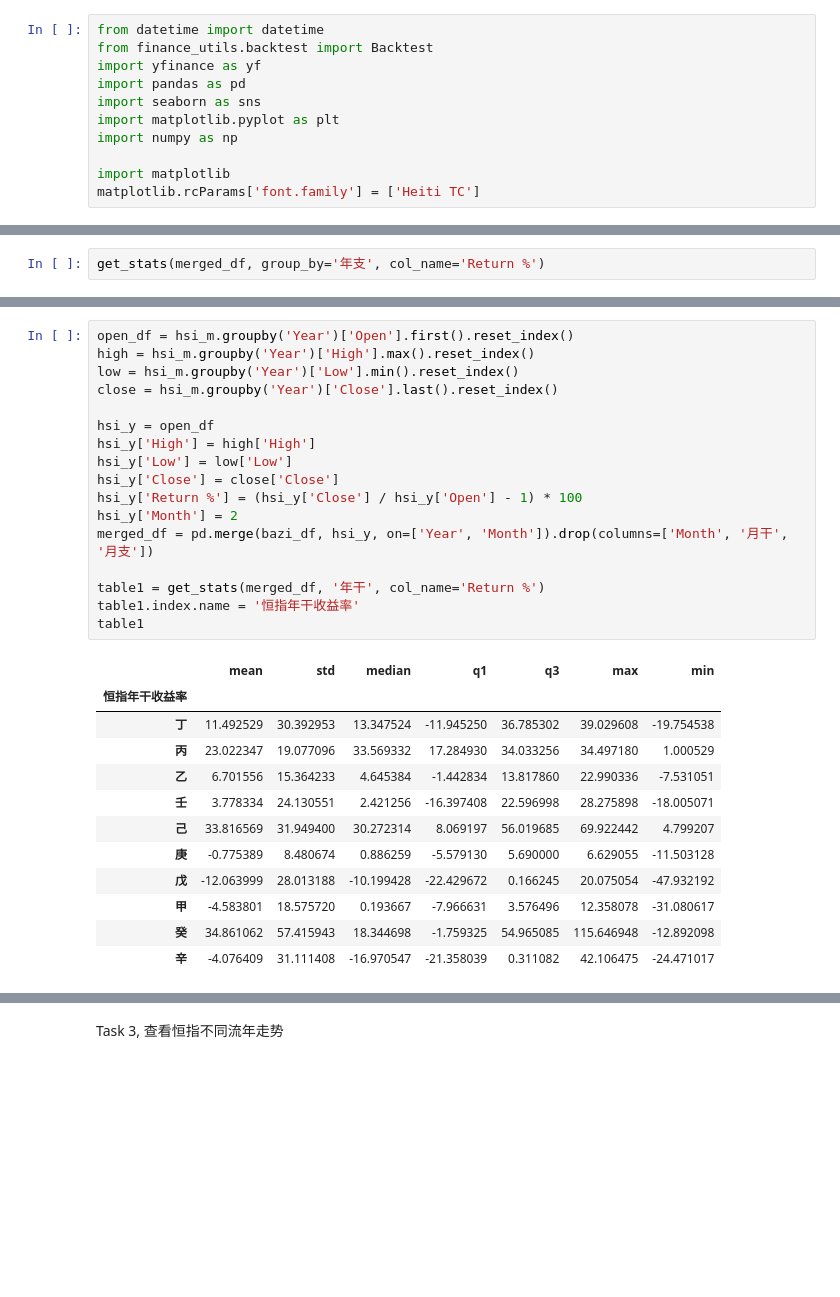
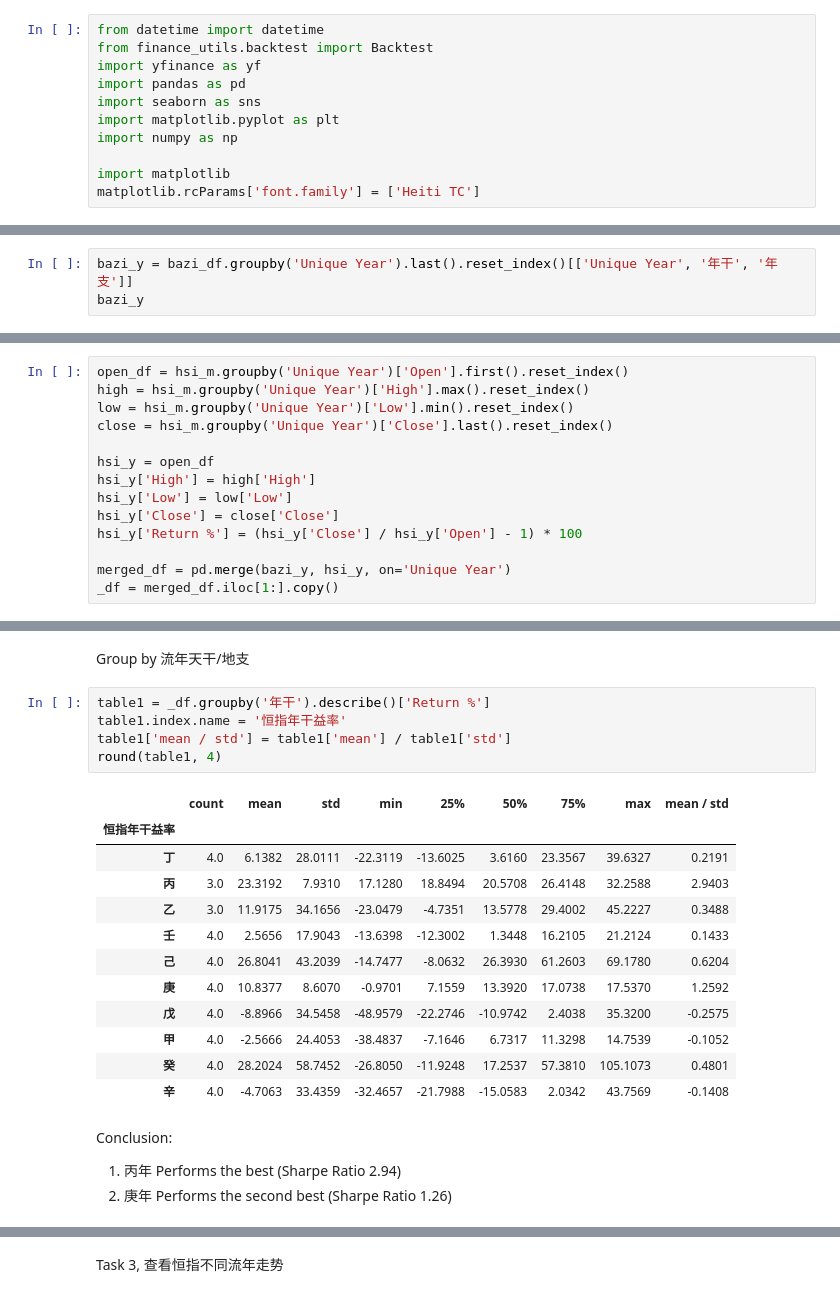
Before and after one commit to Henrywzh/right_time, a Jupyter notebook: hsi_invest_by_bazi.ipynb, the cells around one changed output, grey strips where cells are left out. Saved outputs shown, nothing was run; the diff lists cells and outputs as text; blank space fills up the shorter version.

```diff
--- a/hsi_invest_by_bazi.ipynb
+++ b/hsi_invest_by_bazi.ipynb
@@ -173,0 +180,3 @@ get_stats(merged_df, '年干', col_name='Return %')
+# %%
+bazi_y = bazi_df.groupby('Unique Year').last().reset_index()[['Unique Year', '年干', '年支']]
+bazi_y
@@ -174,2 +197,14 @@ get_stats(merged_df, '年干', col_name='Return %')
 # %%
-get_stats(merged_df, group_by='年支', col_name='Return %')
+open_df = hsi_m.groupby('Unique Year')['Open'].first().reset_index()
+high = hsi_m.groupby('Unique Year')['High'].max().reset_index()
+low = hsi_m.groupby('Unique Year')['Low'].min().reset_index()
+close = hsi_m.groupby('Unique Year')['Close'].last().reset_index()
+
+hsi_y = open_df
+hsi_y['High'] = high['High']
+hsi_y['Low'] = low['Low']
+hsi_y['Close'] = close['Close']
+hsi_y['Return %'] = (hsi_y['Close'] / hsi_y['Open'] - 1) * 100
+
+merged_df = pd.merge(bazi_y, hsi_y, on='Unique Year')
+_df = merged_df.iloc[1:].copy()
@@ -191,31 +211,25 @@ get_stats(merged_df, group_by='年支', col_name='Return %')
+# %% [markdown]
+Group by 流年天干/地支
 # %%
-open_df = hsi_m.groupby('Year')['Open'].first().reset_index()
-high = hsi_m.groupby('Year')['High'].max().reset_index()
-low = hsi_m.groupby('Year')['Low'].min().reset_index()
-close = hsi_m.groupby('Year')['Close'].last().reset_index()
-
-hsi_y = open_df
-hsi_y['High'] = high['High']
-hsi_y['Low'] = low['Low']
-hsi_y['Close'] = close['Close']
-hsi_y['Return %'] = (hsi_y['Close'] / hsi_y['Open'] - 1) * 100
-hsi_y['Month'] = 2
-merged_df = pd.merge(bazi_df, hsi_y, on=['Year', 'Month']).drop(columns=['Month', '月干', '月支'])
-
-table1 = get_stats(merged_df, '年干', col_name='Return %')
-table1.index.name = '恒指年干收益率'
-table1
+table1 = _df.groupby('年干').describe()['Return %']
+table1.index.name = '恒指年干益率'
+table1['mean / std'] = table1['mean'] / table1['std']
+round(table1, 4)
 # %% [output]
-|  | mean | std | median | q1 | q3 | max | min |
-| 恒指年干收益率 |  |  |  |  |  |  |  |
-| 丁 | 11.492529 | 30.392953 | 13.347524 | -11.945250 | 36.785302 | 39.029608 | -19.754538 |
-| 丙 | 23.022347 | 19.077096 | 33.569332 | 17.284930 | 34.033256 | 34.497180 | 1.000529 |
-| 乙 | 6.701556 | 15.364233 | 4.645384 | -1.442834 | 13.817860 | 22.990336 | -7.531051 |
-| 壬 | 3.778334 | 24.130551 | 2.421256 | -16.397408 | 22.596998 | 28.275898 | -18.005071 |
-| 己 | 33.816569 | 31.949400 | 30.272314 | 8.069197 | 56.019685 | 69.922442 | 4.799207 |
-| 庚 | -0.775389 | 8.480674 | 0.886259 | -5.579130 | 5.690000 | 6.629055 | -11.503128 |
-| 戊 | -12.063999 | 28.013188 | -10.199428 | -22.429672 | 0.166245 | 20.075054 | -47.932192 |
-| 甲 | -4.583801 | 18.575720 | 0.193667 | -7.966631 | 3.576496 | 12.358078 | -31.080617 |
-| 癸 | 34.861062 | 57.415943 | 18.344698 | -1.759325 | 54.965085 | 115.646948 | -12.892098 |
-| 辛 | -4.076409 | 31.111408 | -16.970547 | -21.358039 | 0.311082 | 42.106475 | -24.471017 |
+|  | count | mean | std | min | 25% | 50% | 75% | max | mean / std |
+| 恒指年干益率 |  |  |  |  |  |  |  |  |  |
+| 丁 | 4.0 | 6.1382 | 28.0111 | -22.3119 | -13.6025 | 3.6160 | 23.3567 | 39.6327 | 0.2191 |
+| 丙 | 3.0 | 23.3192 | 7.9310 | 17.1280 | 18.8494 | 20.5708 | 26.4148 | 32.2588 | 2.9403 |
+| 乙 | 3.0 | 11.9175 | 34.1656 | -23.0479 | -4.7351 | 13.5778 | 29.4002 | 45.2227 | 0.3488 |
+| 壬 | 4.0 | 2.5656 | 17.9043 | -13.6398 | -12.3002 | 1.3448 | 16.2105 | 21.2124 | 0.1433 |
+| 己 | 4.0 | 26.8041 | 43.2039 | -14.7477 | -8.0632 | 26.3930 | 61.2603 | 69.1780 | 0.6204 |
+| 庚 | 4.0 | 10.8377 | 8.6070 | -0.9701 | 7.1559 | 13.3920 | 17.0738 | 17.5370 | 1.2592 |
+| 戊 | 4.0 | -8.8966 | 34.5458 | -48.9579 | -22.2746 | -10.9742 | 2.4038 | 35.3200 | -0.2575 |
+| 甲 | 4.0 | -2.5666 | 24.4053 | -38.4837 | -7.1646 | 6.7317 | 11.3298 | 14.7539 | -0.1052 |
+| 癸 | 4.0 | 28.2024 | 58.7452 | -26.8050 | -11.9248 | 17.2537 | 57.3810 | 105.1073 | 0.4801 |
+| 辛 | 4.0 | -4.7063 | 33.4359 | -32.4657 | -21.7988 | -15.0583 | 2.0342 | 43.7569 | -0.1408 |
+# %% [markdown]
+Conclusion:
+1. 丙年 Performs the best (Sharpe Ratio 2.94)
+2. 庚年 Performs the second best (Sharpe Ratio 1.26)
 # %%
```
Also changed, not shown: parts of 28 cells of this notebook, 2 other files.
